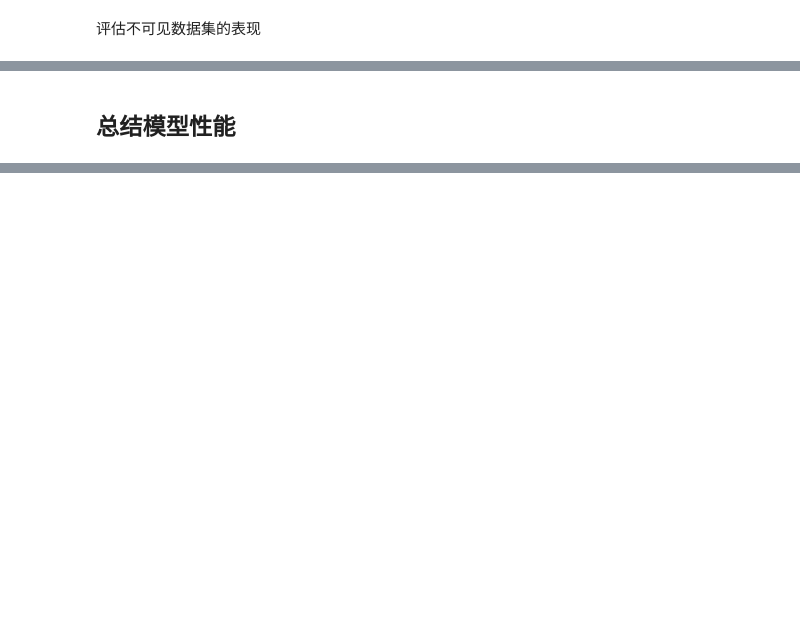
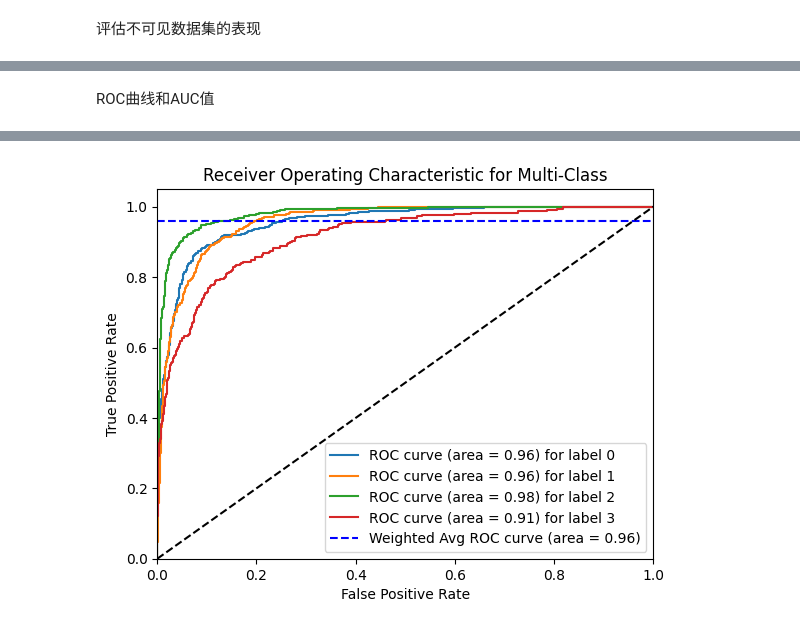
Before and after one commit to SHVleV9CYWkK/CRCHistoPhenotypes-Image-Classification, a Jupyter notebook: main.ipynb, the cells around one changed output, grey strips where cells are left out. Cells and saved outputs as stored; diff of their text form; code cells hidden in the pictures; blank space fills up the shorter version.

```diff
--- a/main.ipynb
+++ b/main.ipynb
@@ -1162,10 +1180,8 @@ model_categorical = tf.keras.models.Sequential([
     tf.keras.layers.MaxPooling2D(2, 2),
     tf.keras.layers.Flatten(),
     tf.keras.layers.Dense(512, activation='relu', kernel_regularizer=tf.keras.regularizers.l2(l2_coeff)),
-    tf.keras.layers.BatchNormalization(),
     tf.keras.layers.Dropout(0.2),
     tf.keras.layers.Dense(512, activation='relu', kernel_regularizer=tf.keras.regularizers.l2(l2_coeff)),
-    tf.keras.layers.BatchNormalization(),
     tf.keras.layers.Dropout(0.2),
     tf.keras.layers.Dense(num_classes, activation='softmax')
 ])
@@ -1190,7 +1206,7 @@ Non-trainable params: 2432 (9.50 KB)
 _________________________________________________________________
 # %%
 model_categorical.compile(loss='categorical_crossentropy',
-                          optimizer=tf.keras.optimizers.legacy.Adam(learning_rate=0.0003),
+                          optimizer=tf.keras.optimizers.Adam(learning_rate=0.0003),
                           metrics=['accuracy',
                                    tf.keras.metrics.Precision(name='precision'),
                                    tf.keras.metrics.Recall(name='recall'),
@@ -1275,2 +1290,0 @@ model_categorical.save_weights('saved_model/model_categorical_weights')
-# %%
-model_categorical.load_weights('saved_model/model_categorical_weights')
@@ -1566,2 +1567,5 @@ model_categorical.evaluate(test_cellType_generator)
-# %% [markdown]
-## 总结模型性能
+# %% [markdown]
+ROC曲线和AUC值
+# %%
+categorical_roc_curve(model_categorical, test_cellType_generator)
+# %% [output]
@@ -1567,0 +1575 @@ model_categorical.evaluate(test_cellType_generator)
+[figure, added]
```
Also changed, not shown: parts of 65 cells of this notebook.
